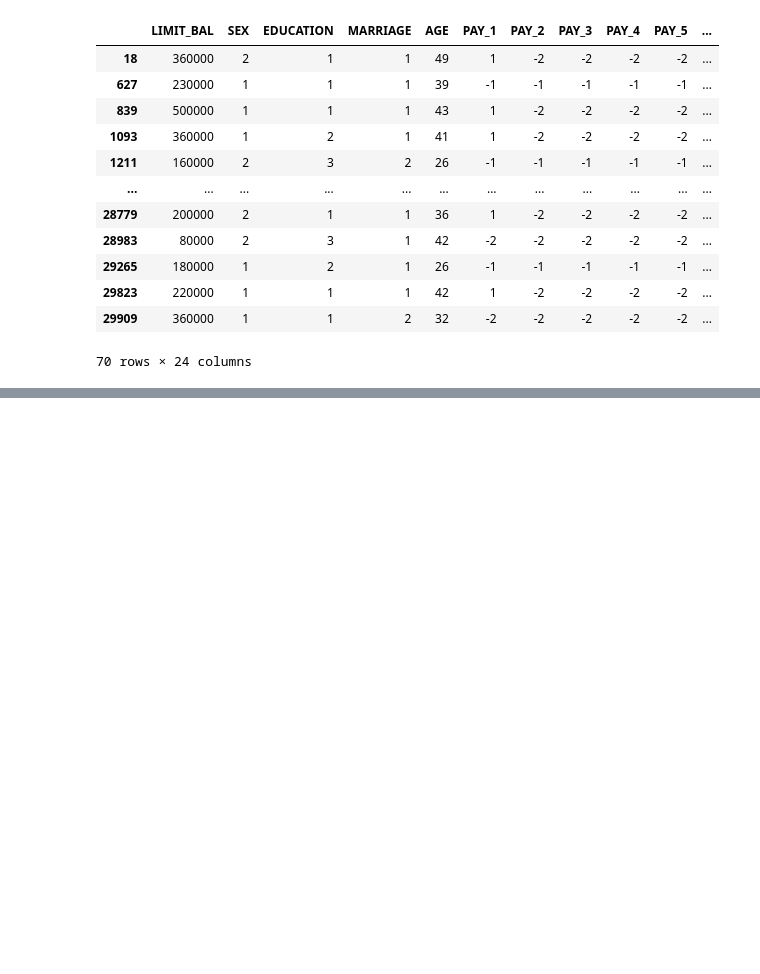
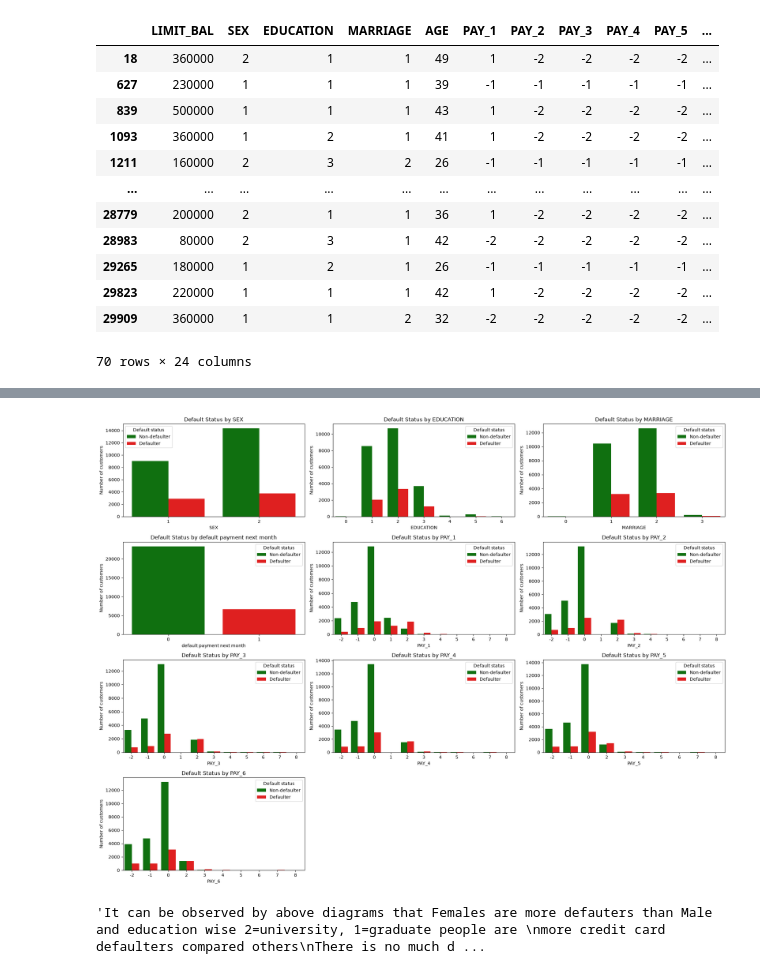
Before and after one commit to pjagadish18/CreditCardDefaultersLogisticRegression, a Jupyter notebook: notebooks/EDA.ipynb, the cells around one changed output, grey strips where cells are left out. Saved outputs shown, nothing was run; the diff lists cells and outputs as text; code cells hidden in the pictures; blank space fills up the shorter version.

```diff
--- a/notebooks/EDA.ipynb
+++ b/notebooks/EDA.ipynb
@@ -122,0 +188,20 @@ Note: you may need to restart the kernel to use updated packages.
+# %%
+plt.figure(figsize=(20,15))
+for i,col in enumerate(categorical_columns):
+    plt.subplot(4,3,i+1)
+    sns.countplot(data=df,x=col,hue="default payment next month",hue_order=[0, 1],palette={0: "green", 1: "red"})
+    plt.title(f"Default Status by {col}")
+    plt.ylabel("Number of customers")
+    plt.legend(
+    title="Default status",
+    labels=["Non-defaulter", "Defaulter"])
+plt.tight_layout()
+plt.show()
+# %% [output]
+[figure, added]
+# %%
+'''It can be observed by above diagrams that Females are more defauters than Male and education wise 2=university, 1=graduate people are
+more credit card defaulters compared others
+There is no much difference between married and unmarried people incase of defaulters count.'''
+# %% [output]
+'It can be observed by above diagrams that Females are more defauters than Male and education wise 2=university, 1=graduate people are \nmore credit card defaulters compared others\nThere is no much d ...
```
Also changed, not shown: parts of 17 cells of this notebook, 3 other files.
